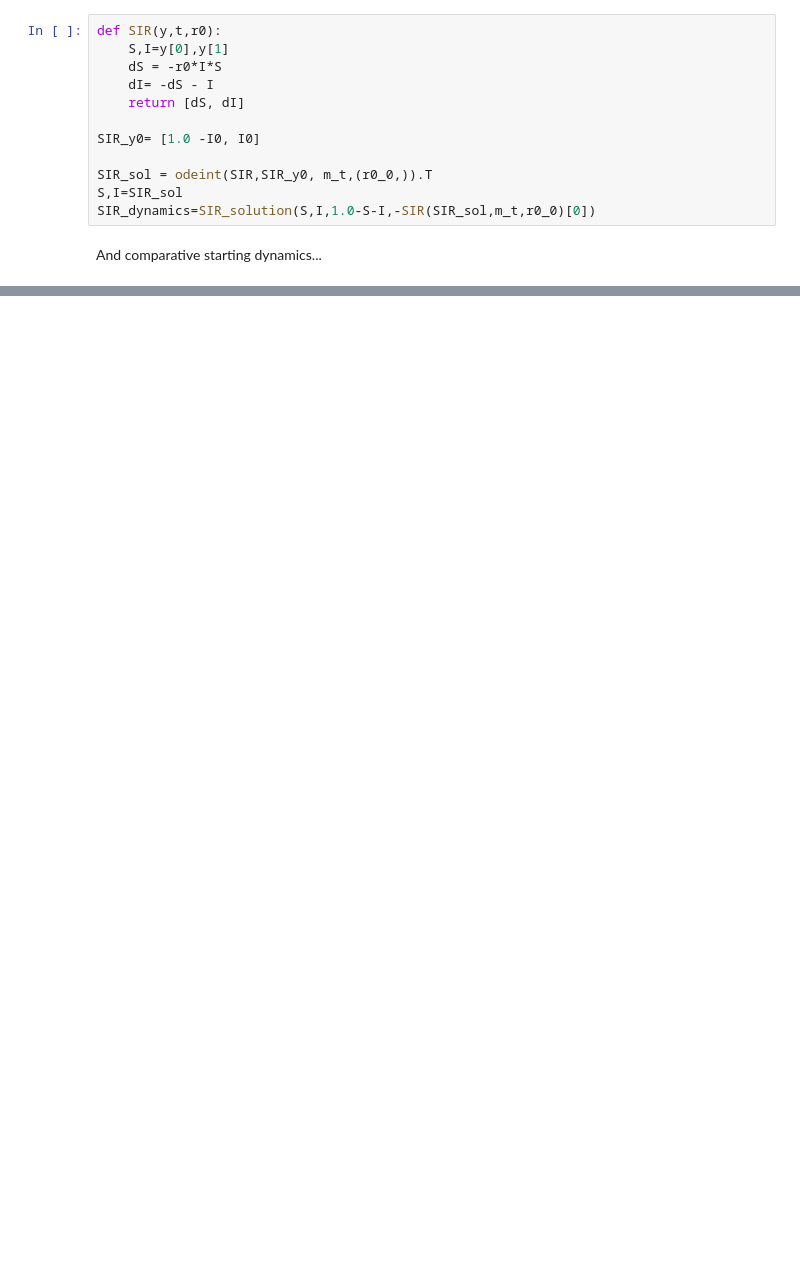
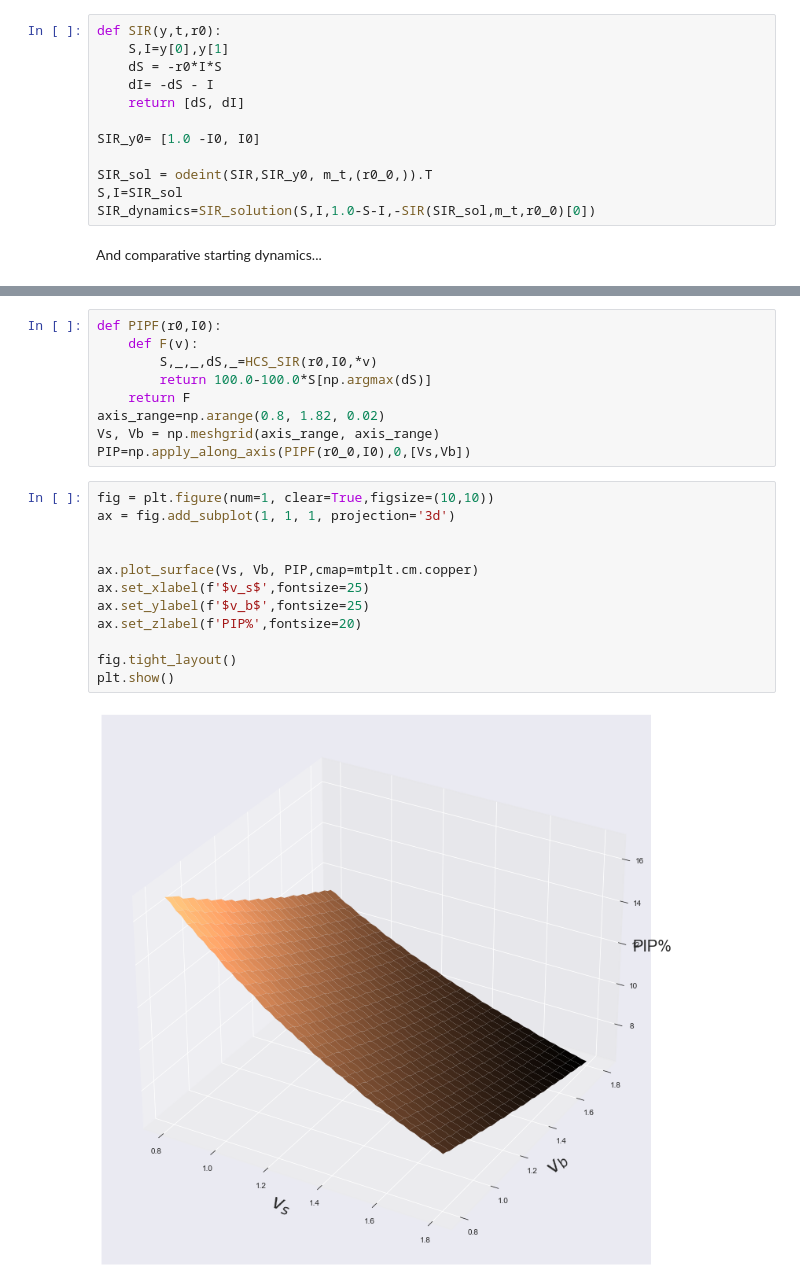
Before and after one commit to ivvaan/A-disease-spread-inhomogeneous-models, a Jupyter notebook: city_level_spread_dymamic/2_heterogeneity_in_spreading_the_disease.ipynb, the cells around one changed output, grey strips where cells are left out. Cells and saved outputs as stored; diff of their text form; blank space fills up the shorter version.

```diff
--- a/city_level_spread_dymamic/2_heterogeneity_in_spreading_the_disease.ipynb
+++ b/city_level_spread_dymamic/2_heterogeneity_in_spreading_the_disease.ipynb
@@ -440,0 +442,23 @@ plt.show()
+# %%
+def PIPF(r0,I0):
+    def F(v):
+        S,_,_,dS,_=HCS_SIR(r0,I0,*v)
+        return 100.0-100.0*S[np.argmax(dS)]
+    return F
+axis_range=np.arange(0.8, 1.82, 0.02)
+Vs, Vb = np.meshgrid(axis_range, axis_range)
+PIP=np.apply_along_axis(PIPF(r0_0,I0),0,[Vs,Vb])
+# %%
+fig = plt.figure(num=1, clear=True,figsize=(10,10))
+ax = fig.add_subplot(1, 1, 1, projection='3d')
+
+
+ax.plot_surface(Vs, Vb, PIP,cmap=mtplt.cm.copper)
+ax.set_xlabel(f'$v_s$',fontsize=25)
+ax.set_ylabel(f'$v_b$',fontsize=25)
+ax.set_zlabel(f'PIP%',fontsize=20)
+
+fig.tight_layout()
+plt.show()
+# %% [output]
+[figure, added]
```
Also changed, not shown: parts of 16 cells of this notebook, 1 other file.
